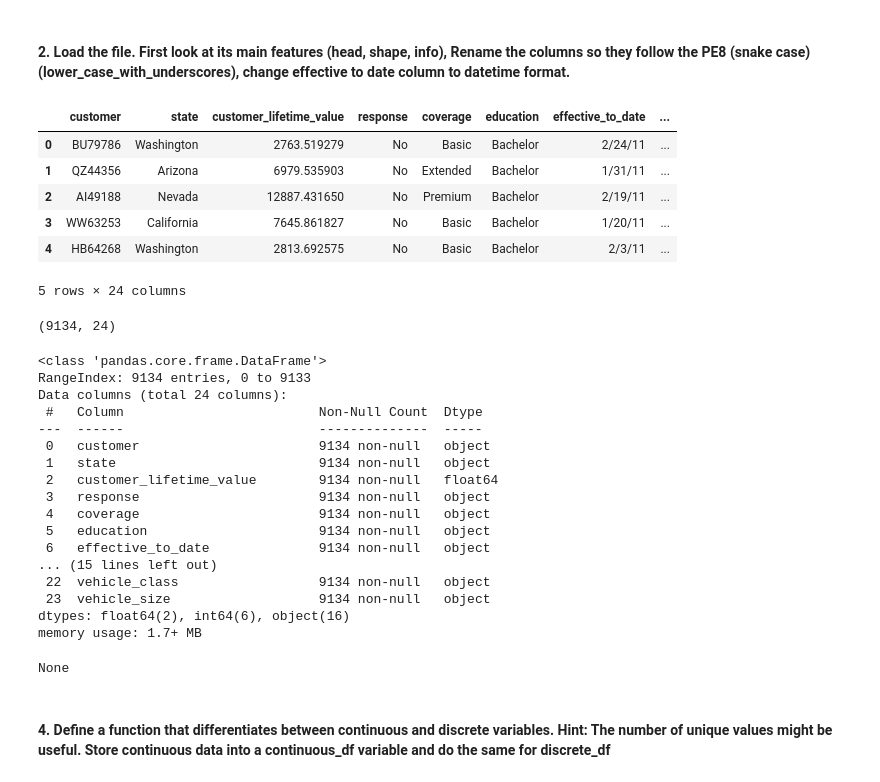
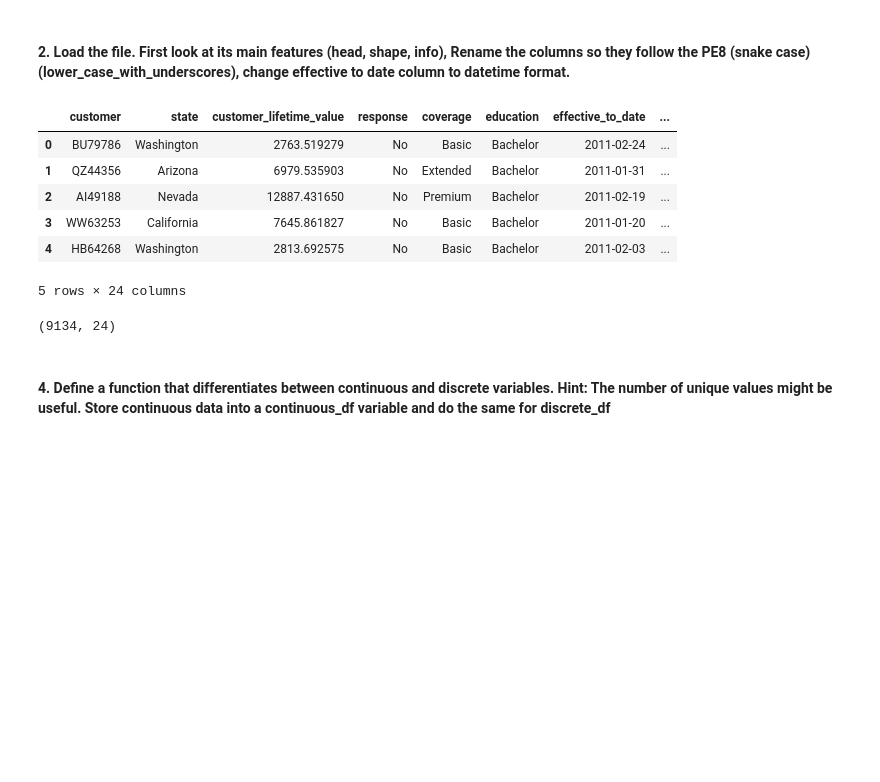
Before and after one commit to fbgr/lab-cleaning-numerical-data, a Jupyter notebook: main.ipynb, the cells around one changed output. Cells and saved outputs as stored; diff of their text form; code cells hidden in the pictures; blank space fills up the shorter version.

```diff
--- a/main.ipynb
+++ b/main.ipynb
@@ -20,35 +20,17 @@ customer_df.columns = customer_df.columns.str.replace(' ','_')
 # %%
 # displaying information
 display(customer_df.head())
 display(customer_df.shape)
-display(customer_df.info())
+#display(customer_df.info())
 # %% [output]
 |  | customer | state | customer_lifetime_value | response | coverage | education | effective_to_date | ... |
-| 0 | BU79786 | Washington | 2763.519279 | No | Basic | Bachelor | 2/24/11 | ... |
-| 1 | QZ44356 | Arizona | 6979.535903 | No | Extended | Bachelor | 1/31/11 | ... |
-| 2 | AI49188 | Nevada | 12887.431650 | No | Premium | Bachelor | 2/19/11 | ... |
-| 3 | WW63253 | California | 7645.861827 | No | Basic | Bachelor | 1/20/11 | ... |
-| 4 | HB64268 | Washington | 2813.692575 | No | Basic | Bachelor | 2/3/11 | ... |
+| 0 | BU79786 | Washington | 2763.519279 | No | Basic | Bachelor | 2011-02-24 | ... |
+| 1 | QZ44356 | Arizona | 6979.535903 | No | Extended | Bachelor | 2011-01-31 | ... |
+| 2 | AI49188 | Nevada | 12887.431650 | No | Premium | Bachelor | 2011-02-19 | ... |
+| 3 | WW63253 | California | 7645.861827 | No | Basic | Bachelor | 2011-01-20 | ... |
+| 4 | HB64268 | Washington | 2813.692575 | No | Basic | Bachelor | 2011-02-03 | ... |
 5 rows × 24 columns
 (9134, 24)
-<class 'pandas.core.frame.DataFrame'>
-RangeIndex: 9134 entries, 0 to 9133
-Data columns (total 24 columns):
- #   Column                         Non-Null Count  Dtype
----  ------                         --------------  -----
- 0   customer                       9134 non-null   object
- 1   state                          9134 non-null   object
- 2   customer_lifetime_value        9134 non-null   float64
- 3   response                       9134 non-null   object
- 4   coverage                       9134 non-null   object
- 5   education                      9134 non-null   object
- 6   effective_to_date              9134 non-null   object
-... (15 lines left out)
- 22  vehicle_class                  9134 non-null   object
- 23  vehicle_size                   9134 non-null   object
-dtypes: float64(2), int64(6), object(16)
-memory usage: 1.7+ MB
-None
 # %%
 # changing column to datetime and removing time from it
 customer_df['effective_to_date']=pd.to_datetime(customer_df['effective_to_date'], format = "%m/%d/%y")
```
Also changed, not shown: parts of 7 cells of this notebook, 1 other file.
